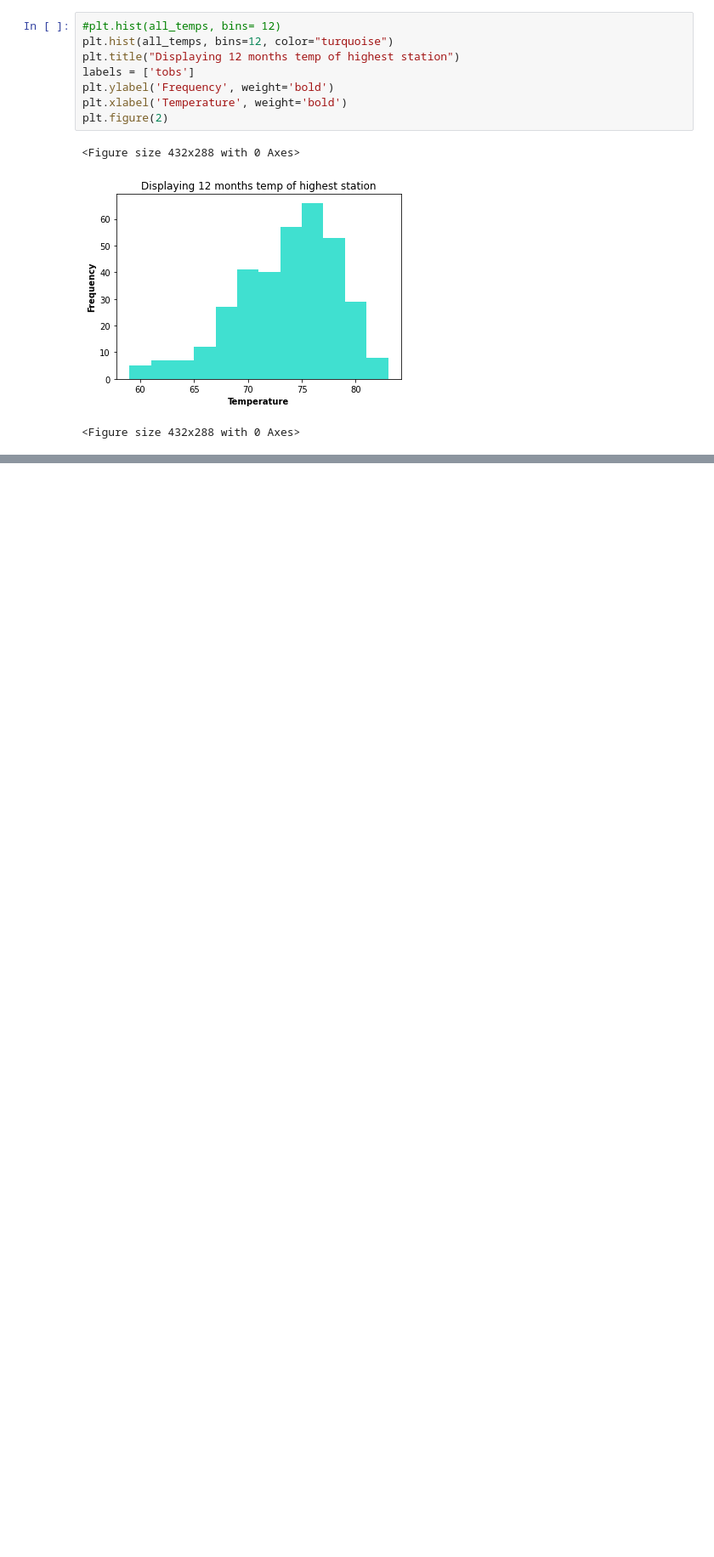
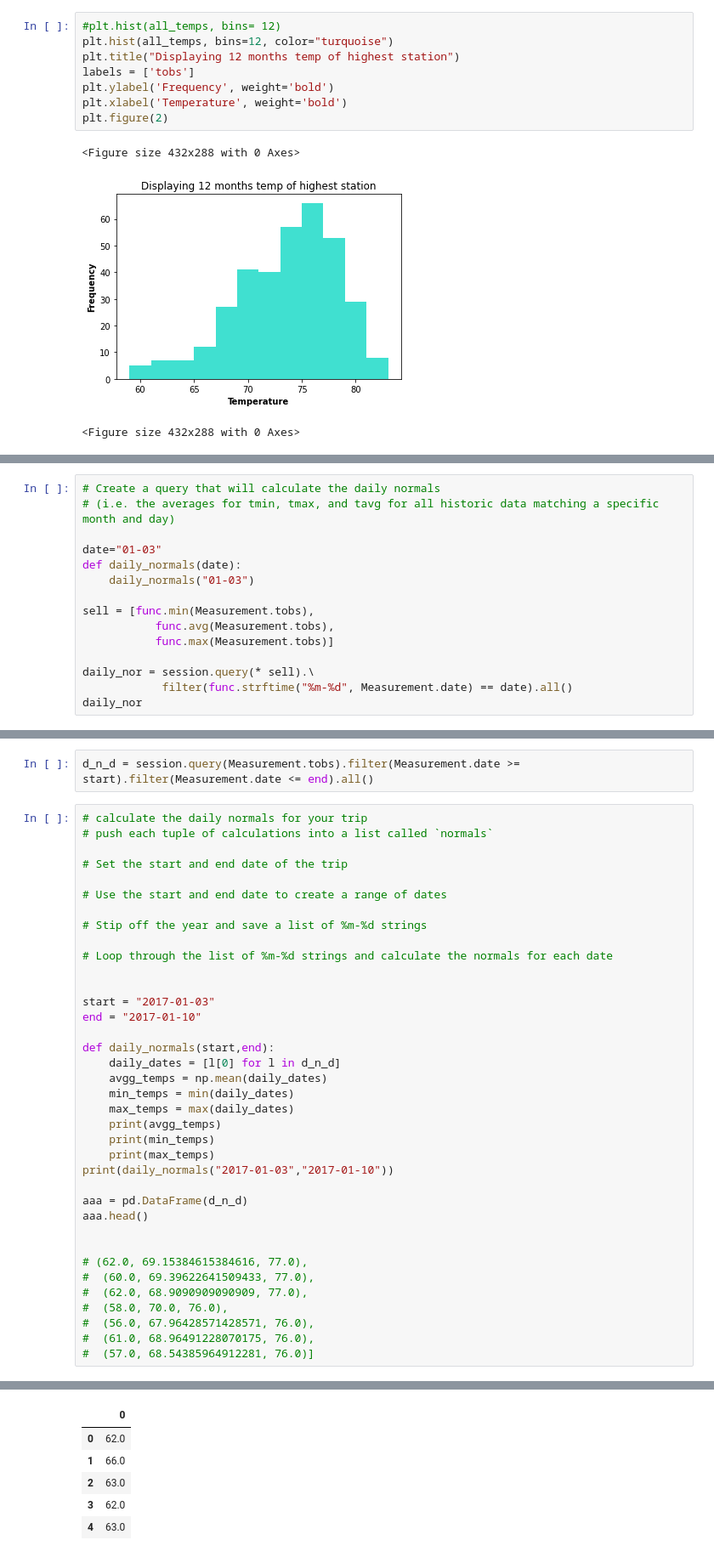
Before and after one commit to WAbate/sqlalchemy-challenge, a Jupyter notebook: SQL_Alchemy.ipynb, the cells around one changed output, grey strips where cells are left out. Shown at 85% size. Saved outputs shown, nothing was run; the diff lists cells and outputs as text; blank space fills up the shorter version.

```diff
--- a/SQL_Alchemy.ipynb
+++ b/SQL_Alchemy.ipynb
@@ -220,0 +245,15 @@ None
+# %%
+# Create a query that will calculate the daily normals
+# (i.e. the averages for tmin, tmax, and tavg for all historic data matching a specific month and day)
+
+date="01-03"
+def daily_normals(date):
+    daily_normals("01-03")
+
+sell = [func.min(Measurement.tobs),
+           func.avg(Measurement.tobs),
+           func.max(Measurement.tobs)]
+
+daily_nor = session.query(* sell).\
+            filter(func.strftime("%m-%d", Measurement.date) == date).all()
+daily_nor
@@ -220,0 +262,40 @@ None
+# %%
+d_n_d = session.query(Measurement.tobs).filter(Measurement.date >= start).filter(Measurement.date <= end).all()
+# %%
+# calculate the daily normals for your trip
+# push each tuple of calculations into a list called `normals`
+
+# Set the start and end date of the trip
+
+# Use the start and end date to create a range of dates
+
+# Stip off the year and save a list of %m-%d strings
+
+# Loop through the list of %m-%d strings and calculate the normals for each date
+
+
+start = "2017-01-03"
+end = "2017-01-10"
+
+def daily_normals(start,end):
+    daily_dates = [l[0] for l in d_n_d]
+    avgg_temps = np.mean(daily_dates)
+    min_temps = min(daily_dates)
+    max_temps = max(daily_dates)
+    print(avgg_temps)
+    print(min_temps)
+    print(max_temps)
+print(daily_normals("2017-01-03","2017-01-10"))
+
+aaa = pd.DataFrame(d_n_d)
+aaa.head()
+
+
+# (62.0, 69.15384615384616, 77.0),
+#  (60.0, 69.39622641509433, 77.0),
+#  (62.0, 68.9090909090909, 77.0),
+#  (58.0, 70.0, 76.0),
+#  (56.0, 67.96428571428571, 76.0),
+#  (61.0, 68.96491228070175, 76.0),
+#  (57.0, 68.54385964912281, 76.0)]
+# %% [output]
@@ -220,0 +306,6 @@ None
+|  | 0 |
+| 0 | 62.0 |
+| 1 | 66.0 |
+| 2 | 63.0 |
+| 3 | 62.0 |
+| 4 | 63.0 |
```
Also changed, not shown: parts of 5 cells of this notebook, 1 other file.
